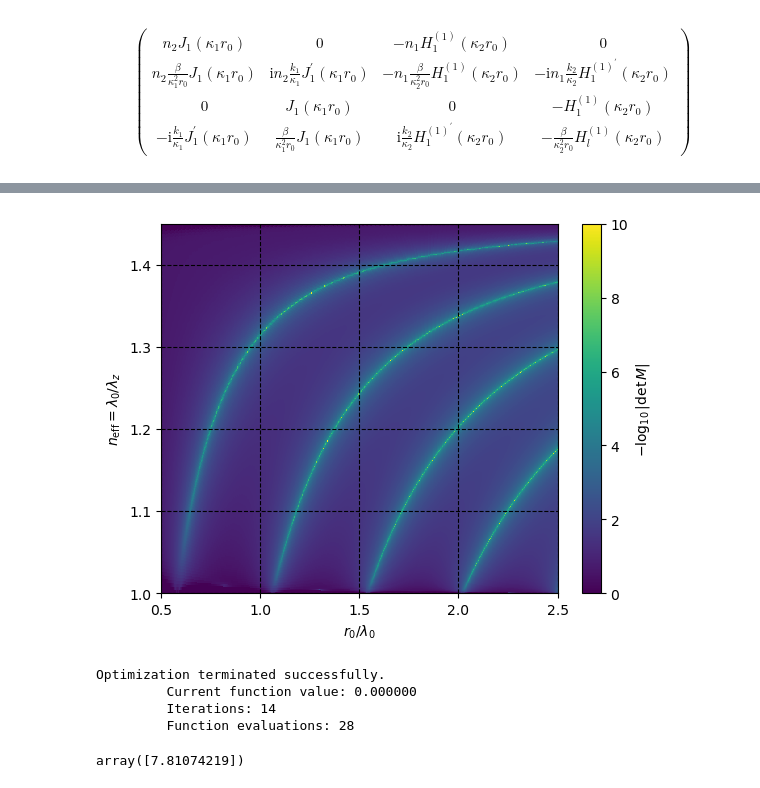
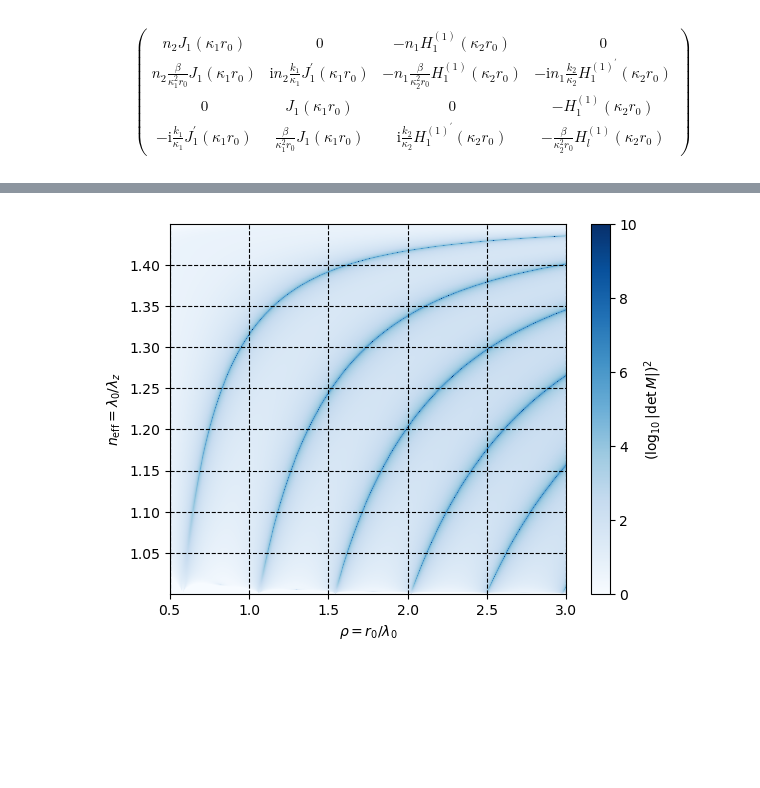
Before and after one commit to Sevastienn/ChiralForce-Fibre, a Jupyter notebook: cylinder/fields.ipynb, the cells around one changed output, grey strips where cells are left out. Drawn from its saved outputs; the diff is of its cells as text; code cells hidden in the pictures; blank space fills up the shorter version.

```diff
--- a/cylinder/fields.ipynb
+++ b/cylinder/fields.ipynb
@@ -63,8 +26,6 @@ def detA(kz,k0):
 # %%
-N=2000
-m=5e-1
-n=5
-x=np.linspace(m,n,N)
-y=np.linspace(m,n,N)
+N=2001
+x=np.linspace(5e-1,3,N,endpoint=False)[1:]
+y=np.linspace(1,1.45,N,endpoint=False)[1:]
 X, Y = np.meshgrid(x, y)
-Z=np.log10(detA(2*np.pi*X,2*np.pi*Y))
+Z=fields.detA(Y,X)
@@ -71,23 +48,11 @@ Z=np.log10(detA(2*np.pi*X,2*np.pi*Y))
 # %%
-plt.pcolormesh(Y,X/Y,-Z)
-plt.colorbar(label=r'$-\log_{10}|\det{M}|$')
-plt.xticks(np.arange(0, n+.5, .5))
-plt.yticks(np.arange(1, 1.45, .1))
-# plt.minorticks_on()
+plt.pcolormesh(X,Y,-Z,cmap='Blues')
+plt.colorbar(label=r'$(\log_{10}|\det{M}|)^2$')
 plt.clim(vmax=10,vmin=0)
-plt.ylim(ymin=1,ymax=1.45)
-plt.xlim(xmin=0.5,xmax=2.5)
+plt.xlim(xmax=3,xmin=0.5)
 plt.grid(color='black', linestyle='--')
 plt.ylabel(r'$n_\mathrm{eff}=\lambda_0/\lambda_z$')
-plt.xlabel(f'$r_0/\lambda_0$')
+plt.xlabel(r'$\rho=r_0/\lambda_0$')
 plt.show()
 # %% [output]
-[figure, old version]
+[figure, new version]
-# %%
-optimize.fmin(func=detA, x0=7,args=(6,))
-# %% [output]
-Optimization terminated successfully.
-         Current function value: 0.000000
-         Iterations: 14
-         Function evaluations: 28
-array([7.81074219])
```
Also changed, not shown: parts of 13 cells of this notebook, 1 other file.
